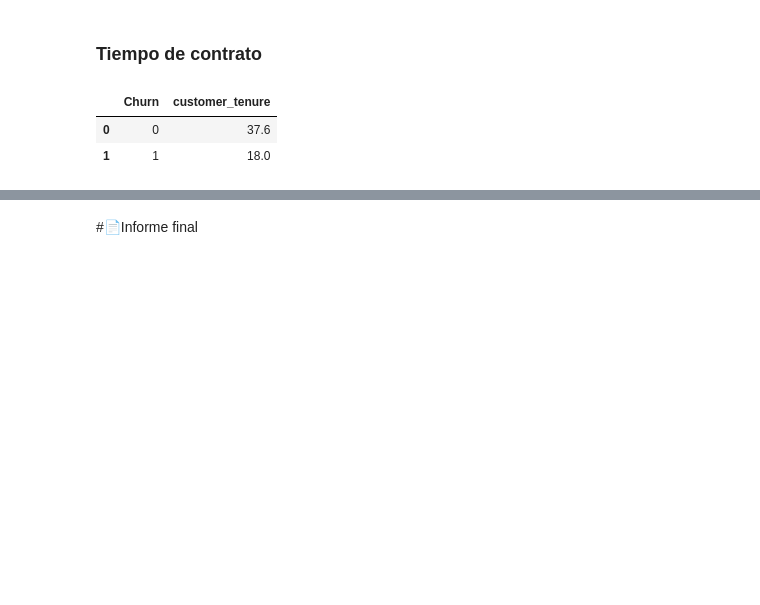
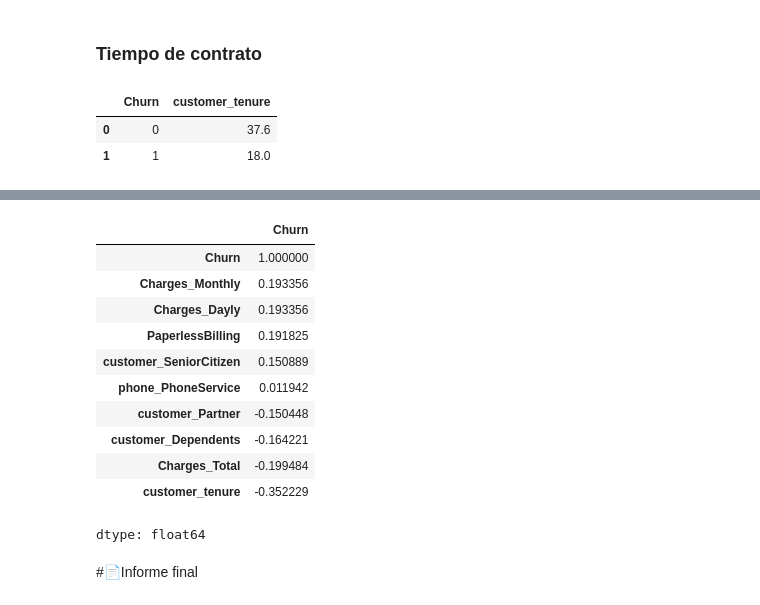
Before and after one commit to Fvargasv/Challenge-X-, a Jupyter notebook: TelecomX_LATAM.ipynb, the cells around one changed output, grey strips where cells are left out. Drawn from its saved outputs; the diff is of its cells as text; code cells hidden in the pictures; blank space fills up the shorter version.

```diff
--- a/TelecomX_LATAM.ipynb
+++ b/TelecomX_LATAM.ipynb
@@ -659,2 +690,17 @@ fig.show()
+# %%
+df.corr()['Churn'].sort_values(ascending=False)
+# %% [output]
+|  | Churn |
+| Churn | 1.000000 |
+| Charges_Monthly | 0.193356 |
+| Charges_Dayly | 0.193356 |
+| PaperlessBilling | 0.191825 |
+| customer_SeniorCitizen | 0.150889 |
+| phone_PhoneService | 0.011942 |
+| customer_Partner | -0.150448 |
+| customer_Dependents | -0.164221 |
+| Charges_Total | -0.199484 |
+| customer_tenure | -0.352229 |
+dtype: float64
 # %% [markdown]
 #📄Informe final
```
Also changed, not shown: parts of 8 cells of this notebook.
